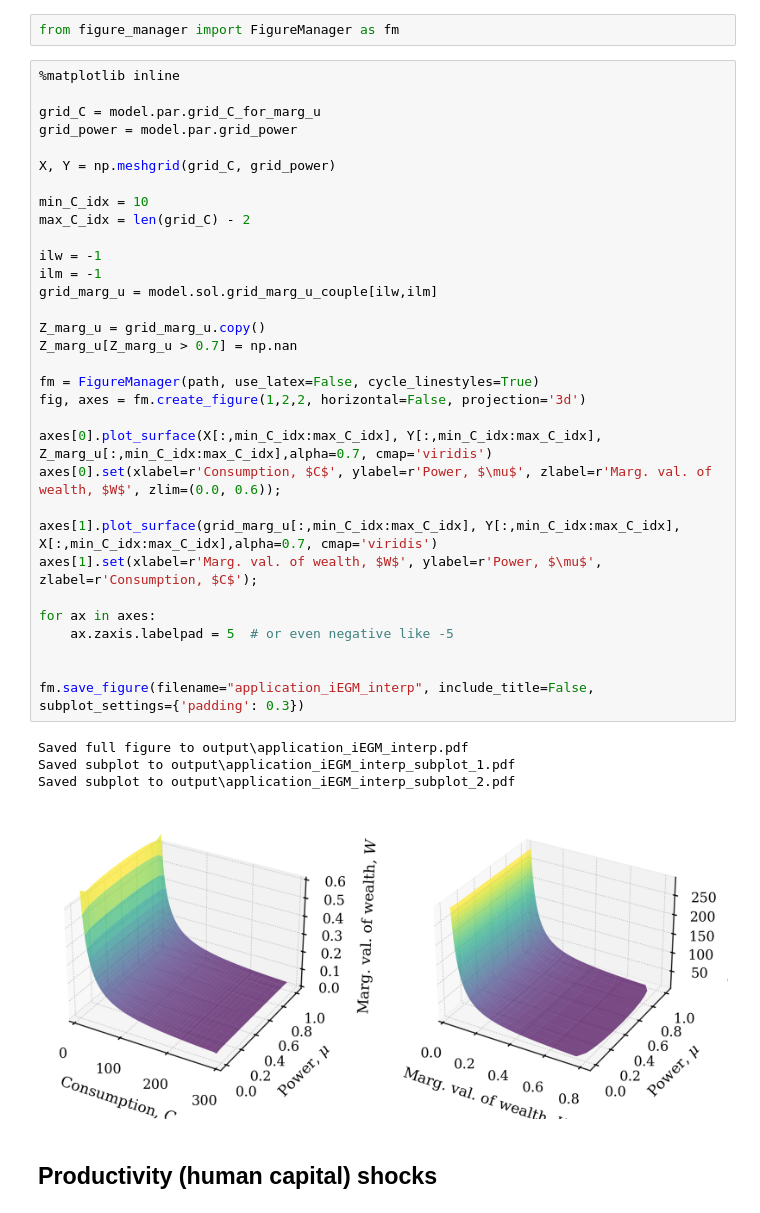
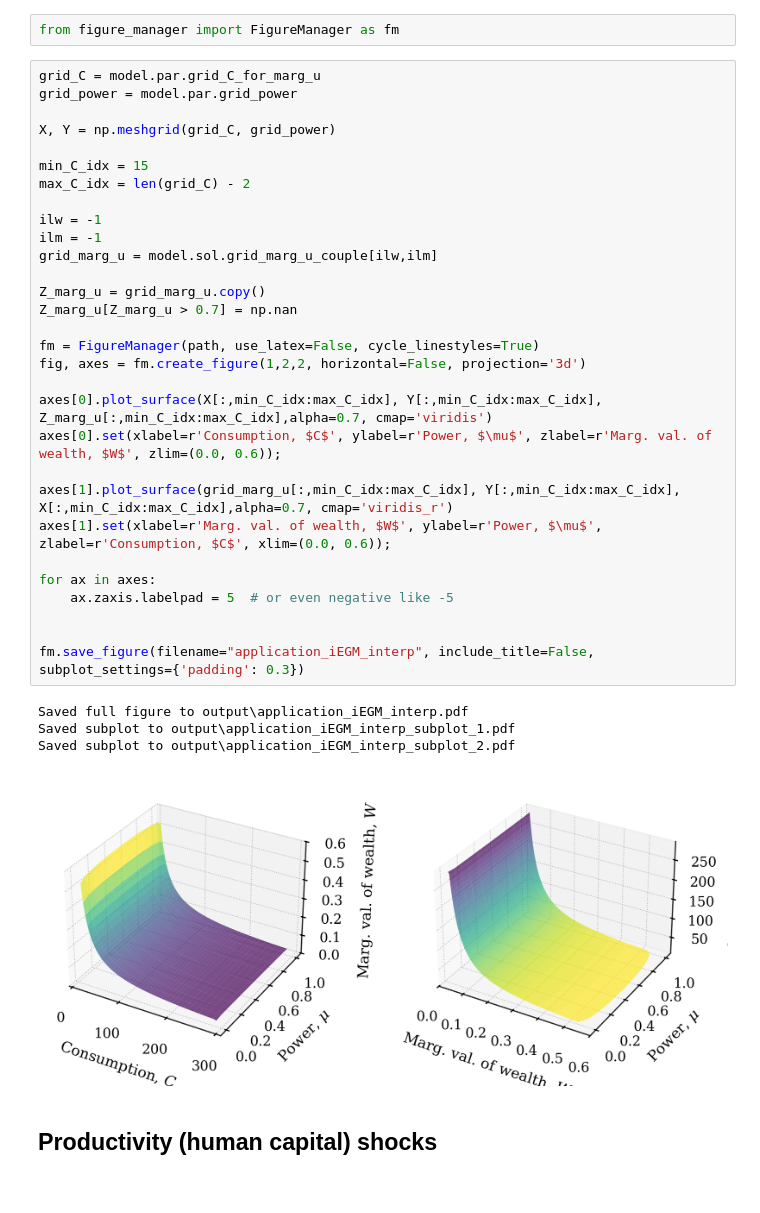
Before and after one commit to ThomasHJorgensen/FastBargaining, a Jupyter notebook: Application/04. Counterfactuals.ipynb, the cells around one changed output. Saved outputs shown, nothing was run; the diff lists cells and outputs as text.

```diff
--- a/Application/04. Counterfactuals.ipynb
+++ b/Application/04. Counterfactuals.ipynb
@@ -65,42 +65,40 @@ models = {
 # %%
 from figure_manager import FigureManager as fm
 # %%
-%matplotlib inline
-
 grid_C = model.par.grid_C_for_marg_u
 grid_power = model.par.grid_power
 
 X, Y = np.meshgrid(grid_C, grid_power)
 
-min_C_idx = 10
+min_C_idx = 15
 max_C_idx = len(grid_C) - 2
 
 ilw = -1
 ilm = -1
 grid_marg_u = model.sol.grid_marg_u_couple[ilw,ilm]
 
 Z_marg_u = grid_marg_u.copy()
 Z_marg_u[Z_marg_u > 0.7] = np.nan
 
 fm = FigureManager(path, use_latex=False, cycle_linestyles=True)
 fig, axes = fm.create_figure(1,2,2, horizontal=False, projection='3d')
 
 axes[0].plot_surface(X[:,min_C_idx:max_C_idx], Y[:,min_C_idx:max_C_idx], Z_marg_u[:,min_C_idx:max_C_idx],alpha=0.7, cmap='viridis')
 axes[0].set(xlabel=r'Consumption, $C$', ylabel=r'Power, $\mu$', zlabel=r'Marg. val. of wealth, $W$', zlim=(0.0, 0.6));
 
-axes[1].plot_surface(grid_marg_u[:,min_C_idx:max_C_idx], Y[:,min_C_idx:max_C_idx], X[:,min_C_idx:max_C_idx],alpha=0.7, cmap='viridis')
-axes[1].set(xlabel=r'Marg. val. of wealth, $W$', ylabel=r'Power, $\mu$', zlabel=r'Consumption, $C$');
+axes[1].plot_surface(grid_marg_u[:,min_C_idx:max_C_idx], Y[:,min_C_idx:max_C_idx], X[:,min_C_idx:max_C_idx],alpha=0.7, cmap='viridis_r')
+axes[1].set(xlabel=r'Marg. val. of wealth, $W$', ylabel=r'Power, $\mu$', zlabel=r'Consumption, $C$', xlim=(0.0, 0.6));
 
 for ax in axes:
     ax.zaxis.labelpad = 5  # or even negative like -5
 
 
 fm.save_figure(filename="application_iEGM_interp", include_title=False, subplot_settings={'padding': 0.3})
 # %% [output]
 Saved full figure to output\application_iEGM_interp.pdf
 Saved subplot to output\application_iEGM_interp_subplot_1.pdf
 Saved subplot to output\application_iEGM_interp_subplot_2.pdf
-[figure, old version]
+[figure, new version]
 # %% [markdown]
 ## Productivity (human capital) shocks
 # %%
```
Also changed, not shown: parts of 1 cell of this notebook, 1 other file.
